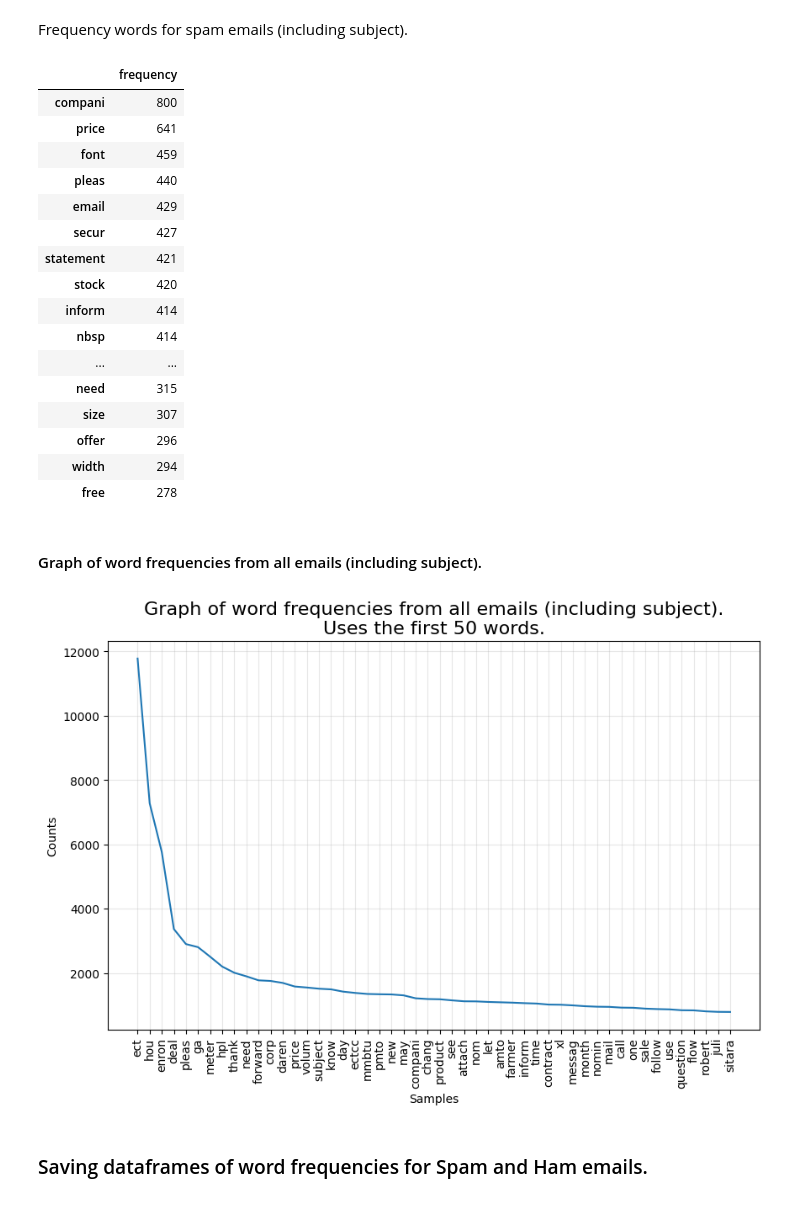
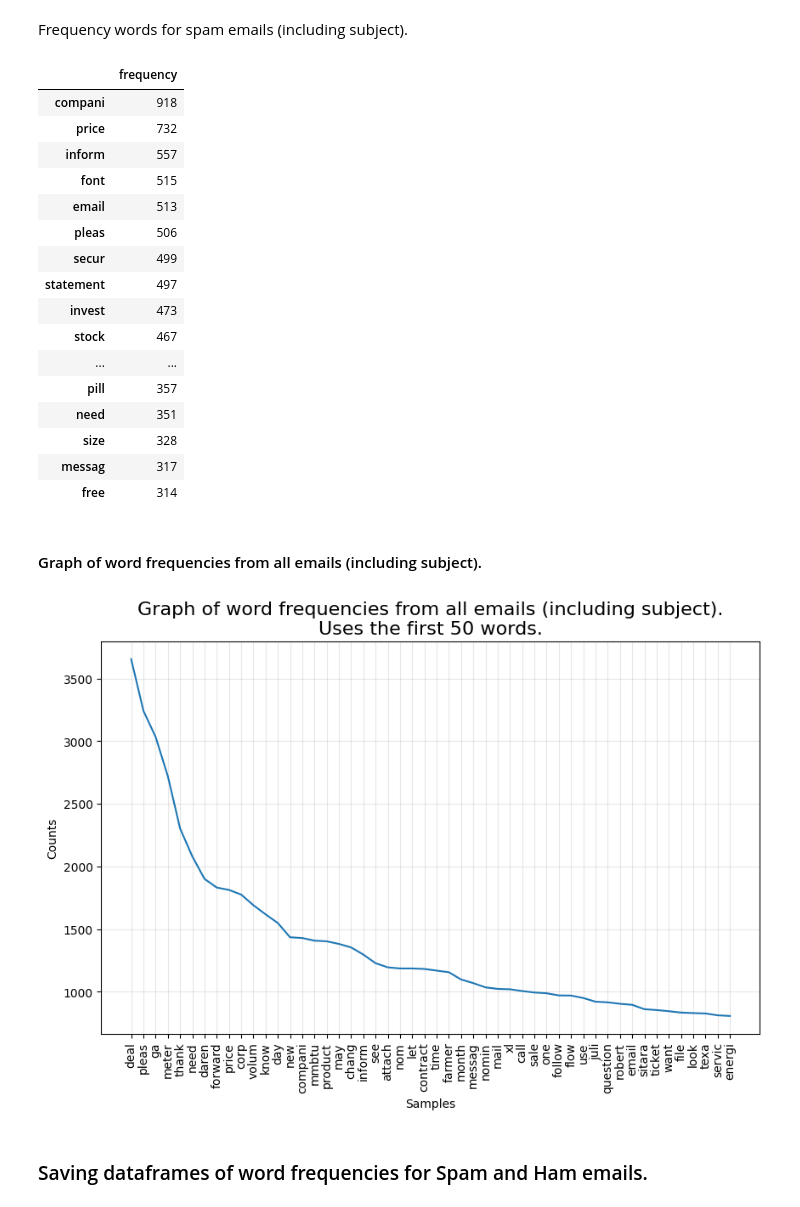
Before and after one commit to rezabungel/Spam-detection-using-MultinomialNB, a Jupyter notebook: code/dataset_preparation_and_analysis.ipynb, the cells around one changed output. Cells and saved outputs as stored; diff of their text form; code cells hidden in the pictures.

```diff
--- a/code/dataset_preparation_and_analysis.ipynb
+++ b/code/dataset_preparation_and_analysis.ipynb
@@ -374,7 +424,7 @@ email_ratios
 # %% [markdown]
 ### Frequency Analysis of Words.
 # %%
-def calculate_frequency_words(all_words):
+def calculate_frequency_words(all_words: list[str]) -> dict[str, int]:
     unique_words = list(set(all_words))
     frequency_words = dict.fromkeys(unique_words, 0)
 
@@ -401,28 +451,28 @@ Total words in spam emails (including subject) 156283, with the number of unique
 # %%
 # Determining word frequencies
-frequency_words_subject_text = calculate_frequency_words(words_subject_text)
-frequency_words_ham_subject_text = calculate_frequency_words(words_ham_subject_text)
-frequency_words_spam_subject_text = calculate_frequency_words(words_spam_subject_text)
+frequency_words_email_text = calculate_frequency_words(words_email_text)
+frequency_words_ham_email_text = calculate_frequency_words(words_ham_email_text)
+frequency_words_spam_email_text = calculate_frequency_words(words_spam_email_text)
 
 # Sorting word frequencies in descending order
-frequency_words_subject_text = dict(sorted(frequency_words_subject_text.items(), key=lambda item: item[1], reverse=True))
-frequency_words_ham_subject_text = dict(sorted(frequency_words_ham_subject_text.items(), key=lambda item: item[1], reverse=True))
-frequency_words_spam_subject_text = dict(sorted(frequency_words_spam_subject_text.items(), key=lambda item: item[1], reverse=True))
+frequency_words_email_text = dict(sorted(frequency_words_email_text.items(), key=lambda item: item[1], reverse=True))
+frequency_words_ham_email_text = dict(sorted(frequency_words_ham_email_text.items(), key=lambda item: item[1], reverse=True))
+frequency_words_spam_email_text = dict(sorted(frequency_words_spam_email_text.items(), key=lambda item: item[1], reverse=True))
 
 # Preparing a dictionary for conversion into a dataframe.
-frequency_words_subject_text = {key: [value] for key, value in frequency_words_subject_text.items()}
-frequency_words_ham_subject_text = {key: [value] for key, value in frequency_words_ham_subject_text.items()}
-frequency_words_spam_subject_text = {key: [value] for key, value in frequency_words_spam_subject_text.items()}
+frequency_words_email_text = {key: [value] for key, value in frequency_words_email_text.items()}
+frequency_words_ham_email_text = {key: [value] for key, value in frequency_words_ham_email_text.items()}
+frequency_words_spam_email_text = {key: [value] for key, value in frequency_words_spam_email_text.items()}
 
 # Creating a DataFrame and Transposing It
-frequency_words_subject_text = pd.DataFrame(frequency_words_subject_text).T
-frequency_words_ham_subject_text = pd.DataFrame(frequency_words_ham_subject_text).T
-frequency_words_spam_subject_text = pd.DataFrame(frequency_words_spam_subject_text).T
+frequency_words_email_text = pd.DataFrame(frequency_words_email_text).T
+frequency_words_ham_email_text = pd.DataFrame(frequency_words_ham_email_text).T
+frequency_words_spam_email_text = pd.DataFrame(frequency_words_spam_email_text).T
 
 # Renaming a column in a dataframe.
-frequency_words_subject_text = frequency_words_subject_text.rename(columns={0: 'frequency'})
-frequency_words_ham_subject_text = frequency_words_ham_subject_text.rename(columns={0: 'frequency'})
-frequency_words_spam_subject_text = frequency_words_spam_subject_text.rename(columns={0: 'frequency'})
+frequency_words_email_text = frequency_words_email_text.rename(columns={0: 'frequency'})
+frequency_words_ham_email_text = frequency_words_ham_email_text.rename(columns={0: 'frequency'})
+frequency_words_spam_email_text = frequency_words_spam_email_text.rename(columns={0: 'frequency'})
 # %% [markdown]
 Frequency words for all emails (including subject).
 # %%
@@ -470,46 +520,46 @@ frequency_words_ham_subject_text.head(25)
 # %% [markdown]
 Frequency words for spam emails (including subject).
 # %%
-frequency_words_spam_subject_text.head(25)
+frequency_words_spam_email_text.head(25)
 # %% [output]
 |  | frequency |
-| compani | 800 |
-| price | 641 |
-| font | 459 |
-| pleas | 440 |
-| email | 429 |
-| secur | 427 |
-| statement | 421 |
-| stock | 420 |
-| inform | 414 |
-| nbsp | 414 |
+| compani | 918 |
+| price | 732 |
+| inform | 557 |
+| font | 515 |
+| email | 513 |
+| pleas | 506 |
+| secur | 499 |
+| statement | 497 |
+| invest | 473 |
+| stock | 467 |
 | ... | ... |
-| need | 315 |
-| size | 307 |
-| offer | 296 |
-| width | 294 |
-| free | 278 |
+| pill | 357 |
+| need | 351 |
+| size | 328 |
+| messag | 317 |
+| free | 314 |
 # %% [markdown]
 #### Graph of word frequencies from all emails (including subject).
 # %%
 count_word = 50
 
 fig, ax = plt.subplots(figsize = (10,6))
 
 ax.set_title(f"Graph of word frequencies from all emails (including subject).\nUses the first {count_word} words.", fontsize=16)
 
 ax.set_xlabel("Samples")
 ax.set_ylabel("Counts")
 
 ax.set_xticks(range(count_word))
-ax.set_xticklabels(frequency_words_subject_text.index[0:count_word], rotation=90)
+ax.set_xticklabels(frequency_words_email_text.index[0:count_word], rotation=90)
 ax.grid(alpha = 0.3)
 
-ax.plot(frequency_words_subject_text.index[0:count_word], frequency_words_subject_text['frequency'][0:count_word])
+ax.plot(frequency_words_email_text.index[0:count_word], frequency_words_email_text['frequency'][0:count_word])
 
 plt.show()
 # %% [output]
-[figure, old version]
+[figure, new version]
 # %% [markdown]
 ### Saving dataframes of word frequencies for Spam and Ham emails.
 # %%
```
Also changed, not shown: parts of 28 cells of this notebook, 3 other files.
